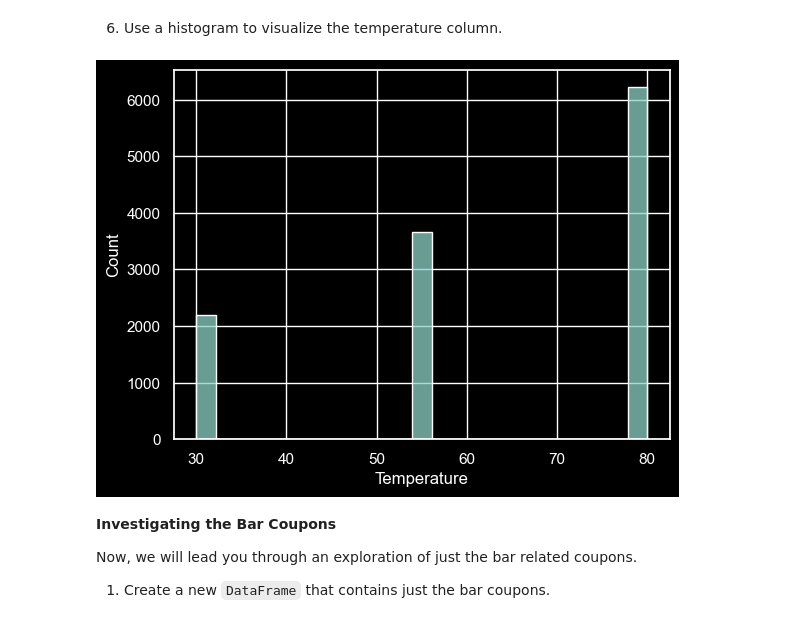
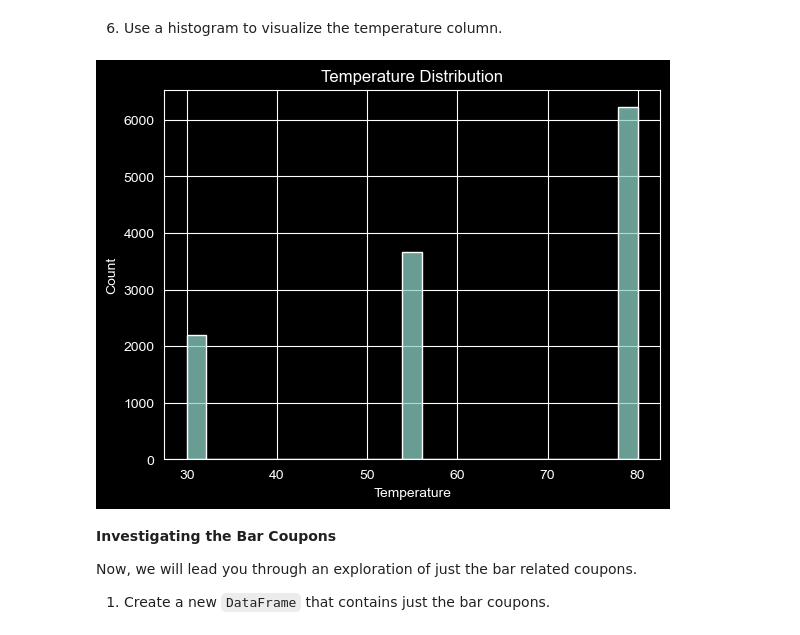
Before and after one commit to weslylaboy/will-a-customer-accepts-the-coupon, a Jupyter notebook: prompt.ipynb, the cells around one changed output. Saved outputs shown, nothing was run; the diff lists cells and outputs as text; code cells hidden in the pictures.

```diff
--- a/prompt.ipynb
+++ b/prompt.ipynb
@@ -389,9 +389,11 @@ plt.show()
 # %%
 sns.histplot(working_data, x='temperature')
 plt.xlabel("Temperature")
+plt.title("Temperature Distribution")
+plt.savefig('images/temperature_distribution.png')
 plt.show()
 # %% [output]
-[figure, old version]
+[figure, new version]
 # %% [markdown]
 **Investigating the Bar Coupons**
 
```
Also changed, not shown: parts of 22 cells of this notebook, 19 other files.
